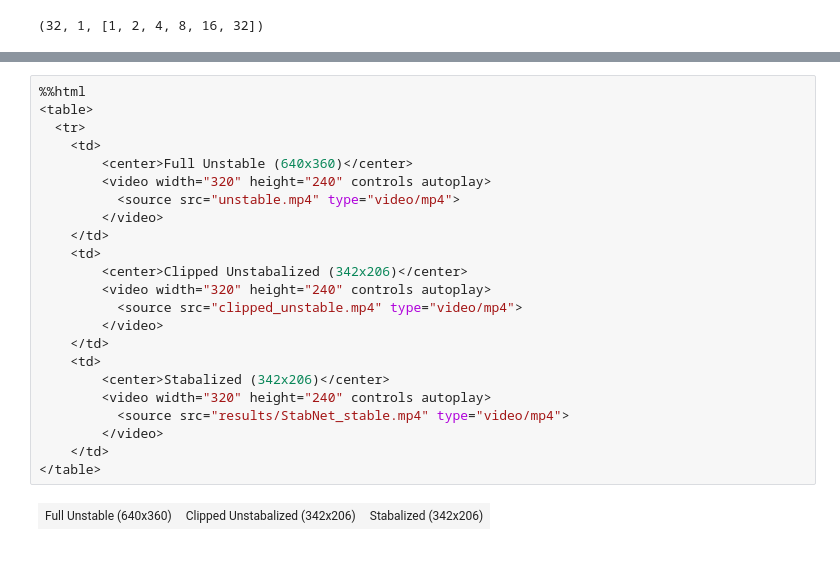
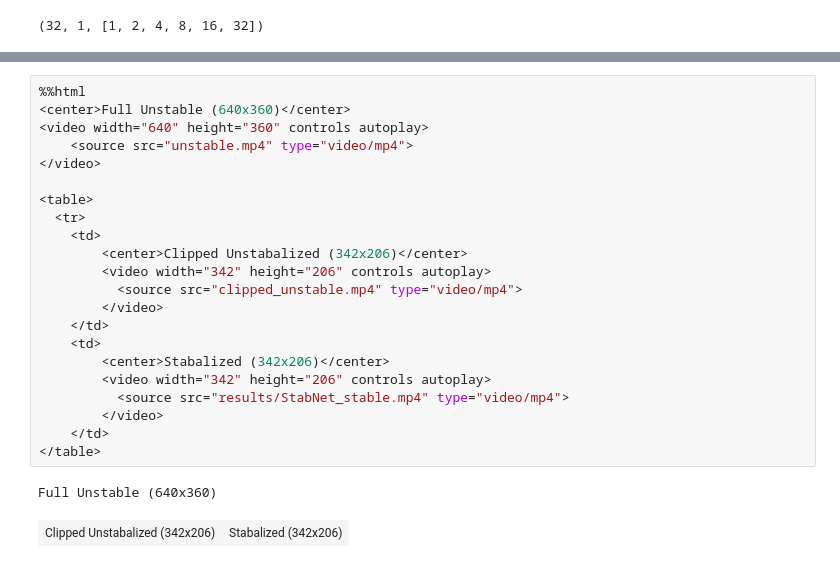
Before and after one commit to mgrandau/hand-tracking-stabilization, a Jupyter notebook: experiment-with-various-models.ipynb, the cells around one changed output, grey strips where cells are left out. Drawn from its saved outputs; the diff is of its cells as text.

```diff
--- a/experiment-with-various-models.ipynb
+++ b/experiment-with-various-models.ipynb
@@ -742,26 +742,26 @@ ffmpeg version 4.4-static https://johnvansickle.com/ffmpeg/  Copyright (c) 2000-
 [libx264 @ 0x5c6a4c0] kb/s:267.58
 # %%
 %%html
+<center>Full Unstable (640x360)</center>
+<video width="640" height="360" controls autoplay>
+    <source src="unstable.mp4" type="video/mp4">
+</video>
+
 <table>
   <tr>
     <td>
-        <center>Full Unstable (640x360)</center>
-        <video width="320" height="240" controls autoplay>
-          <source src="unstable.mp4" type="video/mp4">
-        </video>
-    </td>
-    <td>
         <center>Clipped Unstabalized (342x206)</center>
-        <video width="320" height="240" controls autoplay>
+        <video width="342" height="206" controls autoplay>
           <source src="clipped_unstable.mp4" type="video/mp4">
         </video>
     </td>
     <td>
         <center>Stabalized (342x206)</center>
-        <video width="320" height="240" controls autoplay>
+        <video width="342" height="206" controls autoplay>
           <source src="results/StabNet_stable.mp4" type="video/mp4">
         </video>
     </td>
 </table>
 # %% [output]
+Full Unstable (640x360)
-| Full Unstable (640x360) | Clipped Unstabalized (342x206) | Stabalized (342x206) |
+| Clipped Unstabalized (342x206) | Stabalized (342x206) |
```
Also changed, not shown: parts of 3 cells of this notebook, 3 other files.
